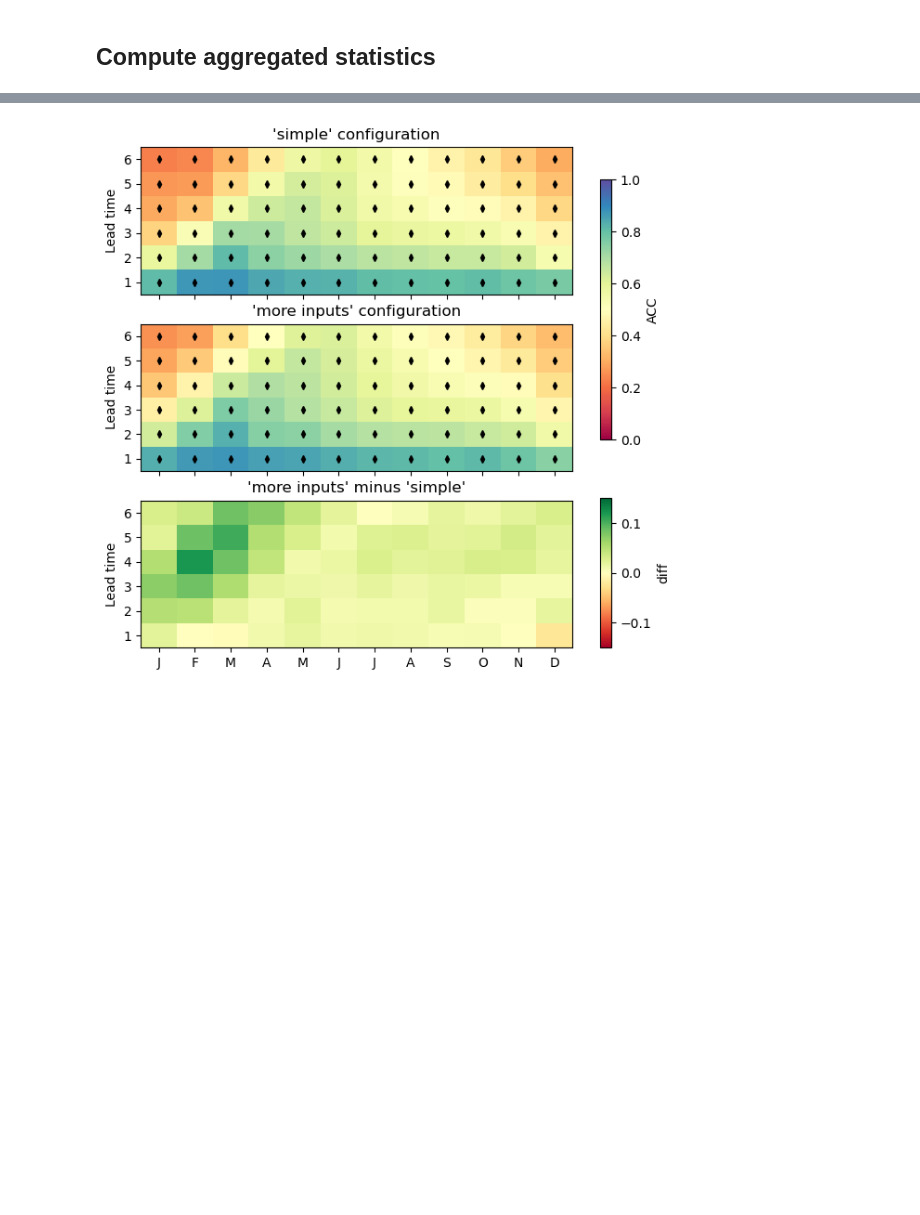
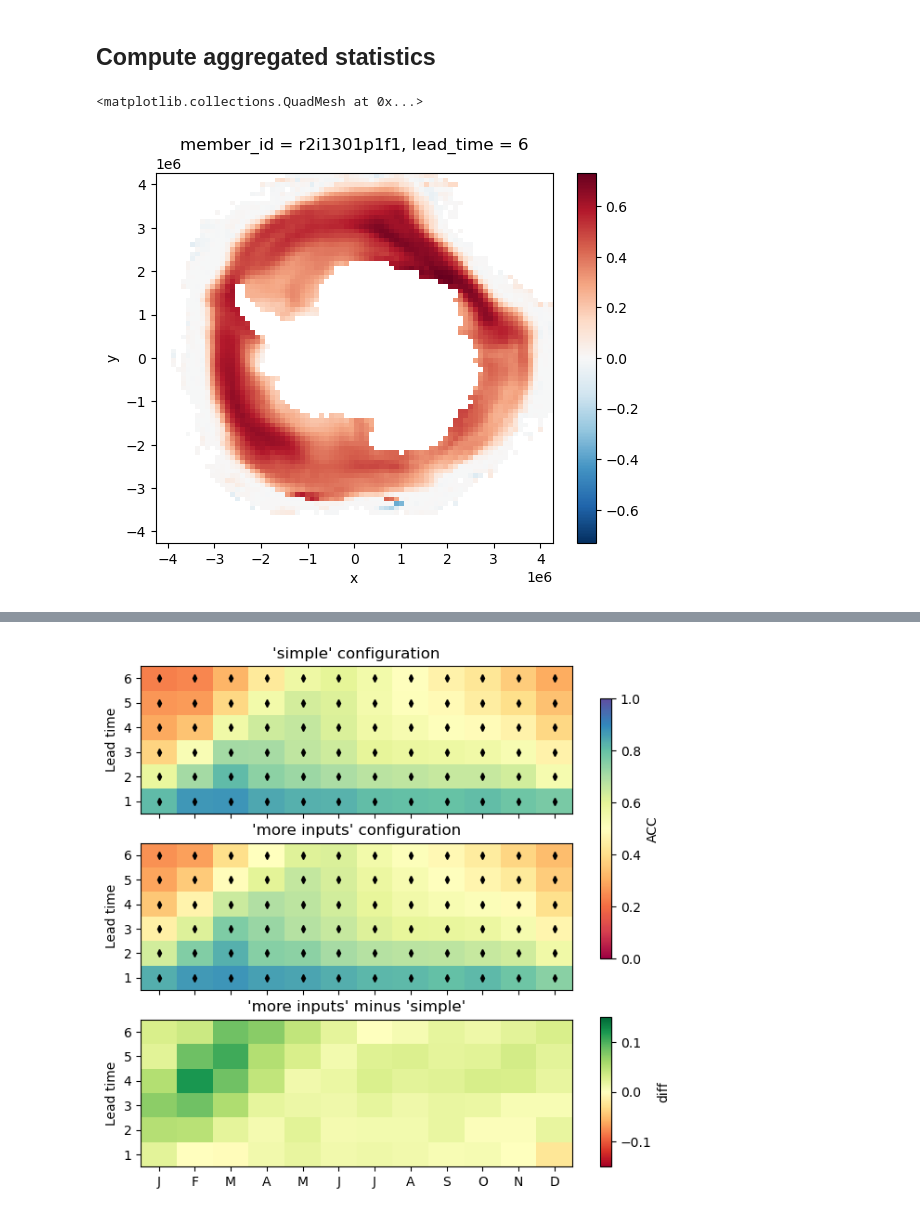
Before and after one commit to ychnli/sicpred, a Jupyter notebook: figures.ipynb, the cells around one changed output, grey strips where cells are left out. Cells and saved outputs as stored; diff of their text form; code cells hidden in the pictures; blank space fills up the shorter version.

```diff
--- a/figures.ipynb
+++ b/figures.ipynb
@@ -240,8 +264,12 @@ climatology_error = calculate_integrated_area_error(climatology_broadcasted, tar
 model1_error = calculate_integrated_area_error(predictions1_absolute, targets_absolute)
 model2_error = calculate_integrated_area_error(predictions2_absolute, targets_absolute)
 # %%
-model1_acc_spatial_full = calculate_acc(predictions1_anom, targets, dim=("x", "y"),
-                        aggregate=False, climatology_broadcast=climatology_broadcasted)
+model1_acc_temporal_full = calculate_acc(predictions1_anom, targets, dim="start_prediction_month", aggregate=False, use_mask=False)
+# %%
+model1_acc_temporal_full.isel(member_id=0, lead_time=5).plot()
+# %% [output]
+<matplotlib.collections.QuadMesh at 0x...>
+[figure, added]
 # %%
 model1_acc_spatial = calculate_acc(predictions1_anom, targets, dim=("x", "y"),
                         aggregate=True, climatology_broadcast=climatology_broadcasted)
```
Also changed, not shown: parts of 9 cells of this notebook, 5 other files.
